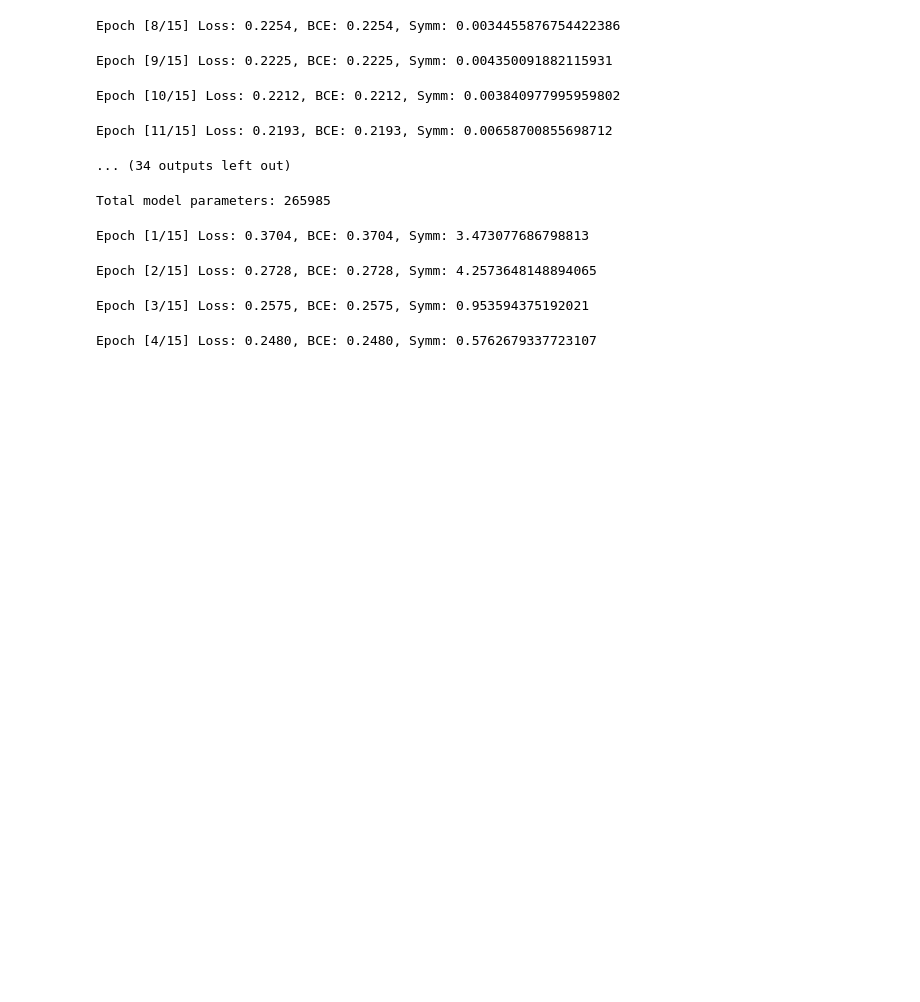
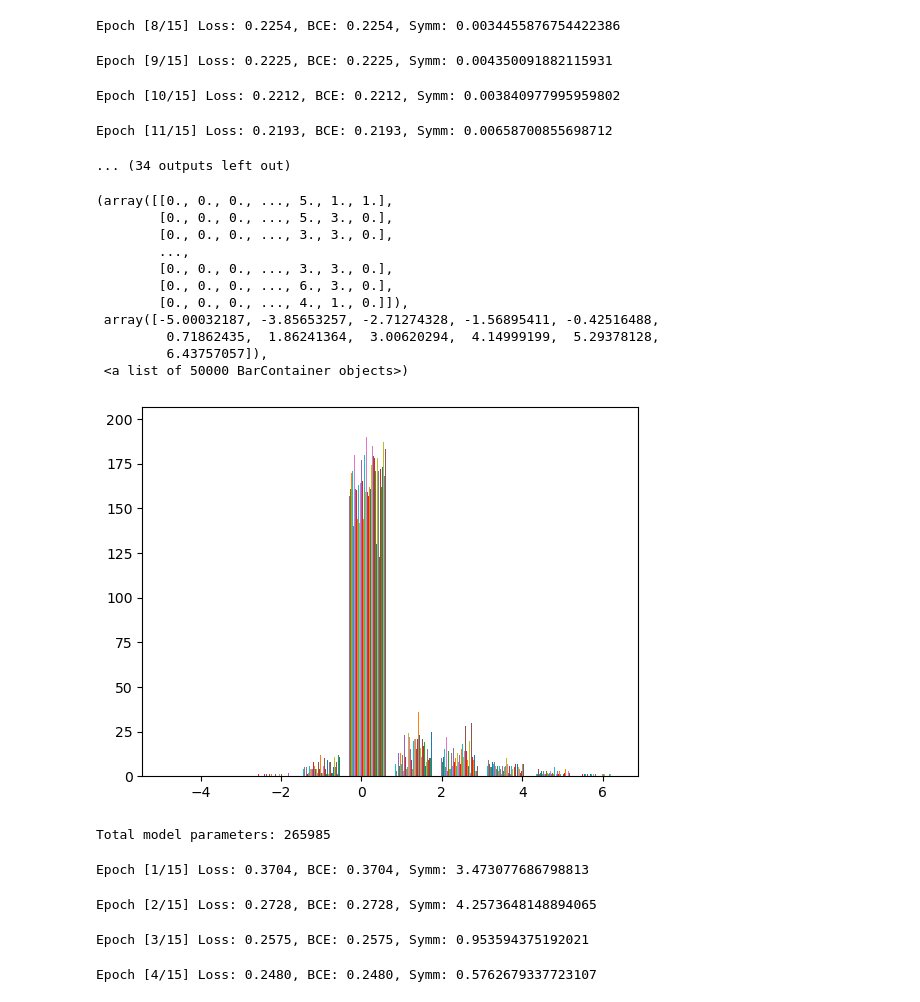
Before and after one commit to Nadav-out/SymLoss, a Jupyter notebook: Inbar/DeepsetStudy-SymmLoss_Inbar.ipynb, the cells around one changed output. Cells and saved outputs as stored; diff of their text form; code cells hidden in the pictures; blank space fills up the shorter version.

```diff
--- a/Inbar/DeepsetStudy-SymmLoss_Inbar.ipynb
+++ b/Inbar/DeepsetStudy-SymmLoss_Inbar.ipynb
@@ -493,6 +493,21 @@ Epoch [9/15] Loss: 0.2225, BCE: 0.2225, Symm: 0.004350091882115931
 Epoch [10/15] Loss: 0.2212, BCE: 0.2212, Symm: 0.003840977995959802
 Epoch [11/15] Loss: 0.2193, BCE: 0.2193, Symm: 0.00658700855698712
 ... (34 outputs left out)
+# %%
+plt.hist(data.X_cylindrical[0::10,:,1])
+# %% [output]
+(array([[0., 0., 0., ..., 5., 1., 1.],
+        [0., 0., 0., ..., 5., 3., 0.],
+        [0., 0., 0., ..., 3., 3., 0.],
+        ...,
+        [0., 0., 0., ..., 3., 3., 0.],
+        [0., 0., 0., ..., 6., 3., 0.],
+        [0., 0., 0., ..., 4., 1., 0.]]),
+ array([-5.00032187, -3.85653257, -2.71274328, -1.56895411, -0.42516488,
+         0.71862435,  1.86241364,  3.00620294,  4.14999199,  5.29378128,
+         6.43757057]),
+ <a list of 50000 BarContainer objects>)
+[figure, added]
 # %%
 # torch.autograd.set_detect_anomaly(True)
 
```
Also changed, not shown: 7 other files.
